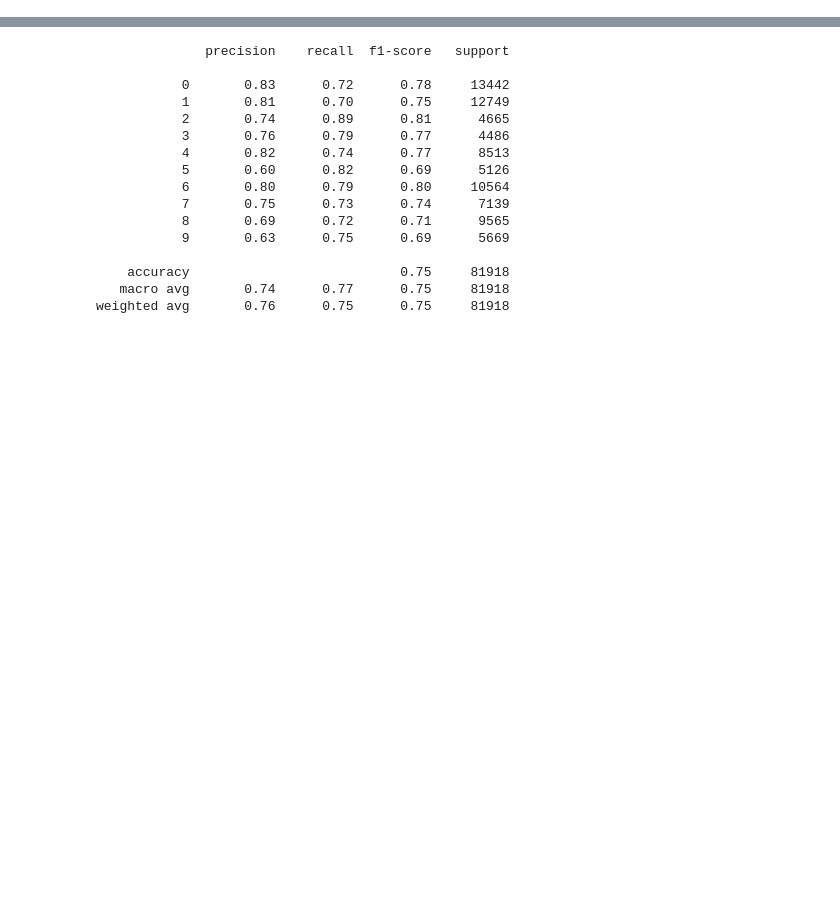
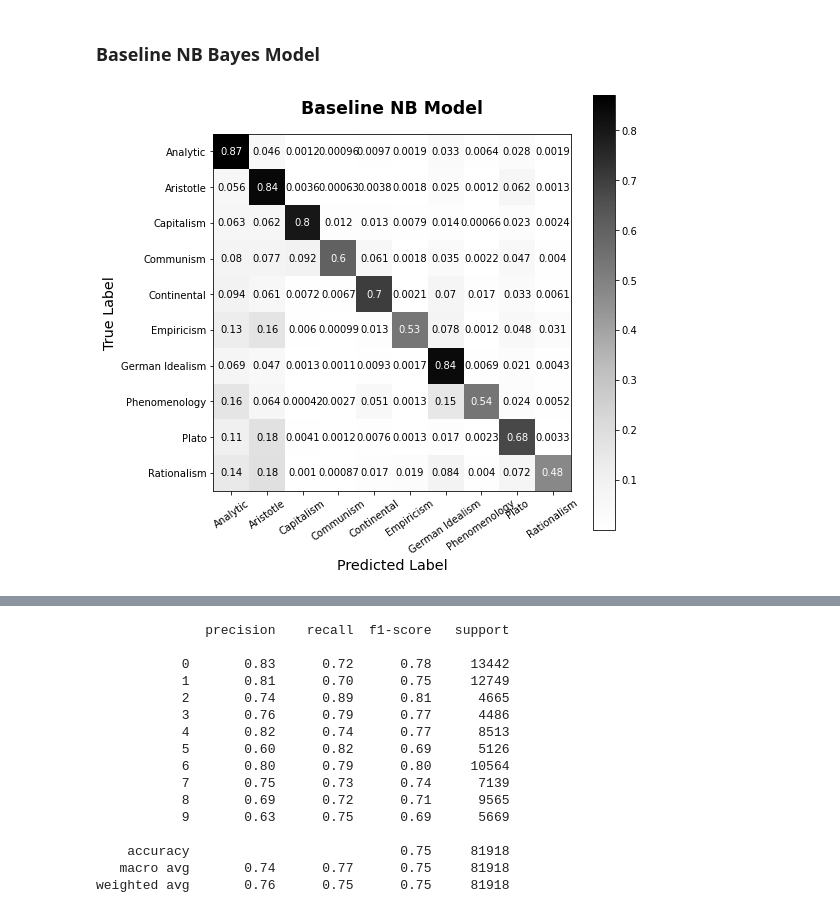
Before and after one commit to kcalizadeh/phil_nlp, a Jupyter notebook: non_neural_models.ipynb, the cells around one changed output, grey strips where cells are left out. Saved outputs shown, nothing was run; the diff lists cells and outputs as text; code cells hidden in the pictures; blank space fills up the shorter version.

```diff
--- a/non_neural_models.ipynb
+++ b/non_neural_models.ipynb
@@ -62,0 +64,19 @@ xtrain_smote, ytrain_smote = smote.fit_resample(tf_idf_data_train, y_train)
+# %% [markdown]
+### Baseline NB Bayes Model
+# %%
+# split the data
+x_train, x_test, y_train, y_test = train_test_split(df['sentence_str'], df['school'])
+# %%
+# vectorize
+tfidvectorizer = TfidfVectorizer(decode_error='ignore', stop_words=stopwords_list)
+tf_idf_data_train = tfidvectorizer.fit_transform(x_train)
+tf_idf_data_test = tfidvectorizer.transform(x_test)
+# %%
+# build the classifier, train it, get predictions
+nb_classifier = MultinomialNB()
+nb_classifier.fit(tf_idf_data_train, y_train)
+nb_classifier_preds = nb_classifier.predict(tf_idf_data_test)
+# %%
+plot_pretty_cf(nb_classifier, tf_idf_data_test, y_test, title='Baseline NB Model')
+# %% [output]
+[figure, added]
```
Also changed, not shown: parts of 26 cells of this notebook.
